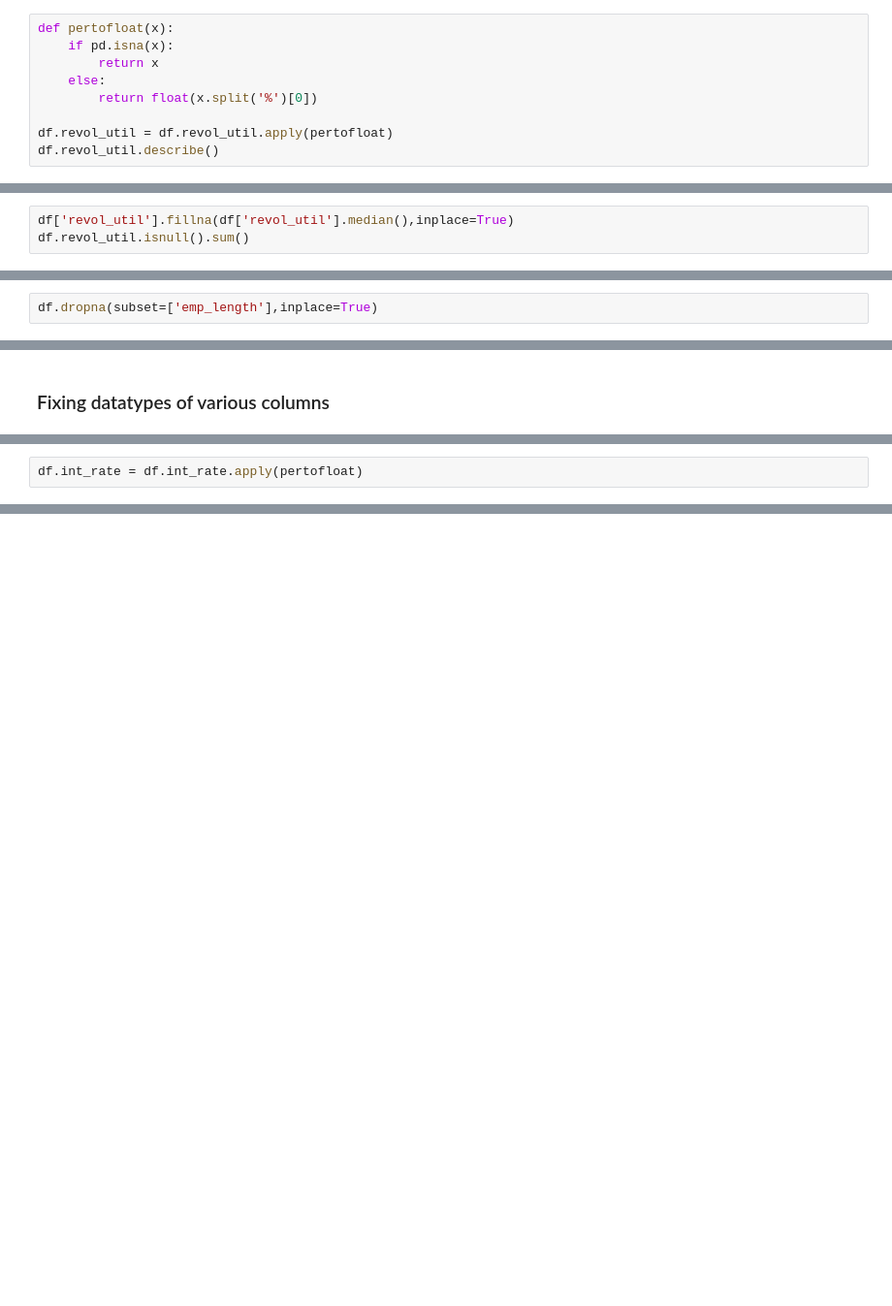
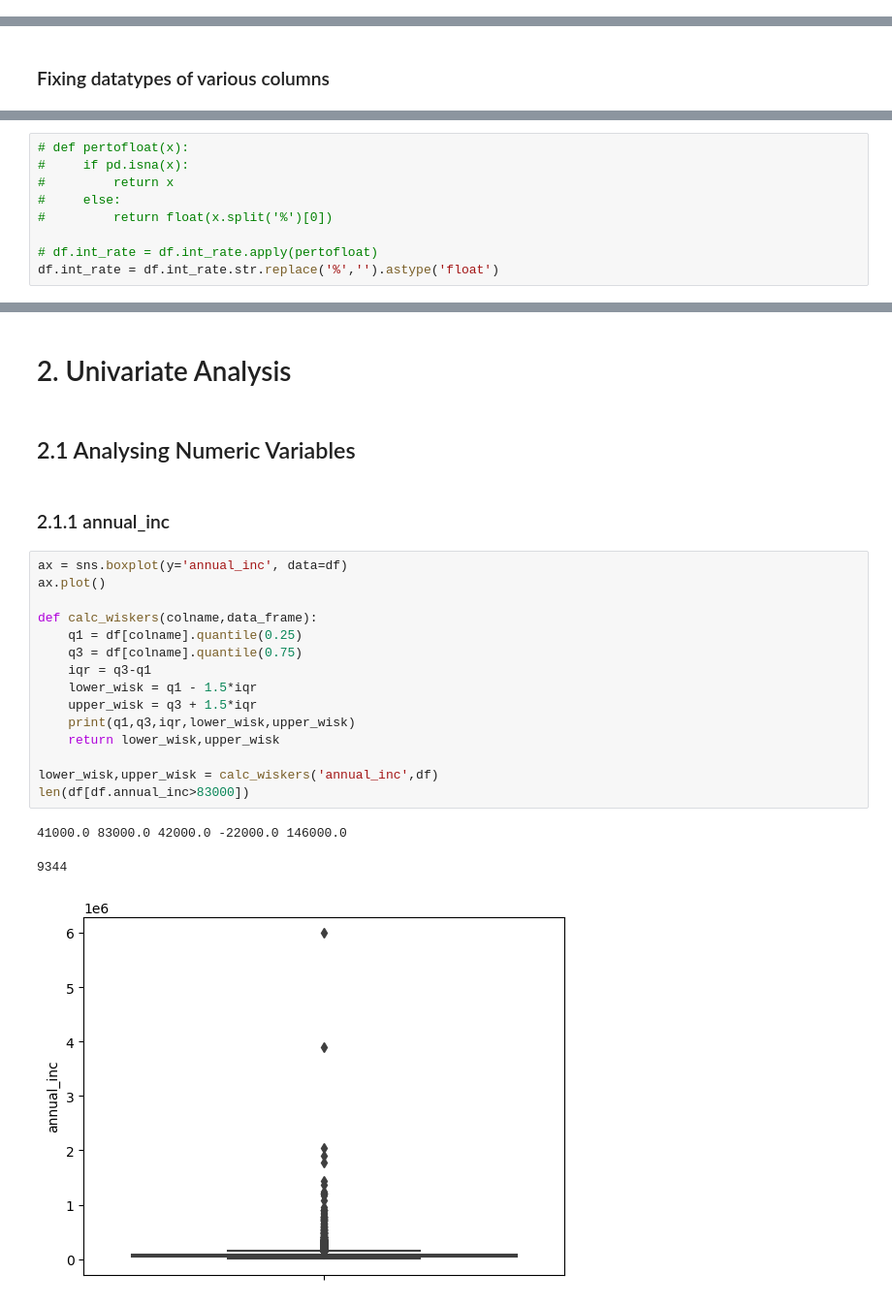
Before and after one commit to sdakshinkar/LendingClubCaseStudy, a Jupyter notebook: Swapnil_Dakshinkar.ipynb, the cells around one changed output, grey strips where cells are left out. Shown at 97% size. Drawn from its saved outputs; the diff is of its cells as text; blank space fills up the shorter version.

Commit message:
started with segmentaged univariate analysis

```diff
--- a/Swapnil_Dakshinkar.ipynb
+++ b/Swapnil_Dakshinkar.ipynb
@@ -195,9 +192,0 @@ df['pub_rec_bankruptcies'].fillna(df['pub_rec_bankruptcies'].mode()[0],inplace=T
-# %%
-def pertofloat(x):
-    if pd.isna(x):
-        return x
-    else:
-        return float(x.split('%')[0])
-
-df.revol_util = df.revol_util.apply(pertofloat)
-df.revol_util.describe()
@@ -206,3 +192,0 @@ AttributeError: 'float' object has no attribute 'split'
-# %%
-df['revol_util'].fillna(df['revol_util'].median(),inplace=True)
-df.revol_util.isnull().sum()
@@ -215,8 +197,6 @@ df.dropna(subset=['emp_length'],inplace=True)
 df.emp_length.isnull().sum()
 # %% [output]
 0
-# %%
-df.dropna(subset=['emp_length'],inplace=True)
 # %%
 df.isnull().sum()
 # %% [output]
@@ -262,2 +242,9 @@ memory usage: 7.4+ MB
 # %%
-df.int_rate = df.int_rate.apply(pertofloat)
+# def pertofloat(x):
+#     if pd.isna(x):
+#         return x
+#     else:
+#         return float(x.split('%')[0])
+
+# df.int_rate = df.int_rate.apply(pertofloat)
+df.int_rate = df.int_rate.str.replace('%','').astype('float')
@@ -263,0 +255,25 @@ df.int_rate = df.int_rate.apply(pertofloat)
+# %% [markdown]
+# 2. Univariate Analysis
+# %% [markdown]
+## 2.1 Analysing Numeric Variables
+# %% [markdown]
+### 2.1.1 annual_inc
+# %%
+ax = sns.boxplot(y='annual_inc', data=df)
+ax.plot()
+
+def calc_wiskers(colname,data_frame):
+    q1 = df[colname].quantile(0.25)
+    q3 = df[colname].quantile(0.75)
+    iqr = q3-q1
+    lower_wisk = q1 - 1.5*iqr
+    upper_wisk = q3 + 1.5*iqr
+    print(q1,q3,iqr,lower_wisk,upper_wisk)
+    return lower_wisk,upper_wisk
+
+lower_wisk,upper_wisk = calc_wiskers('annual_inc',df)
+len(df[df.annual_inc>83000])
+# %% [output]
+41000.0 83000.0 42000.0 -22000.0 146000.0
+9344
+[figure, added]
```
Also changed, not shown: parts of 68 cells of this notebook.
